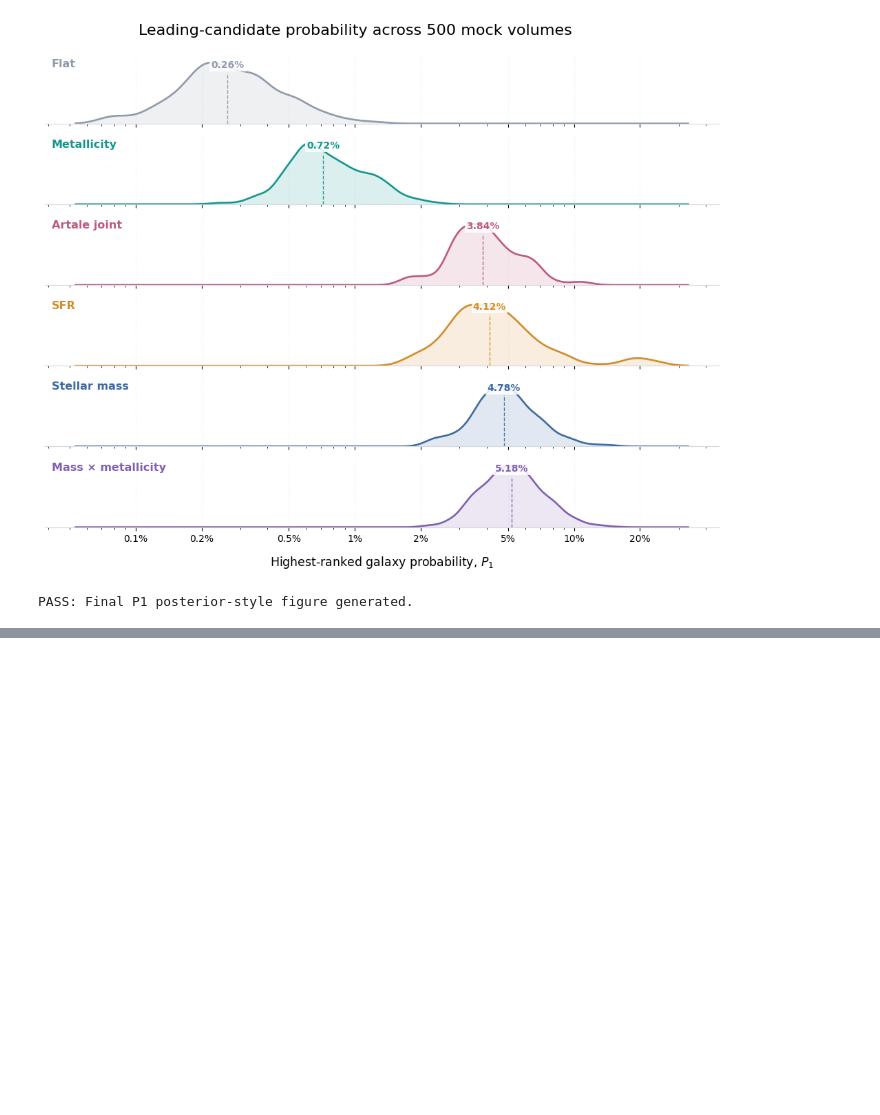
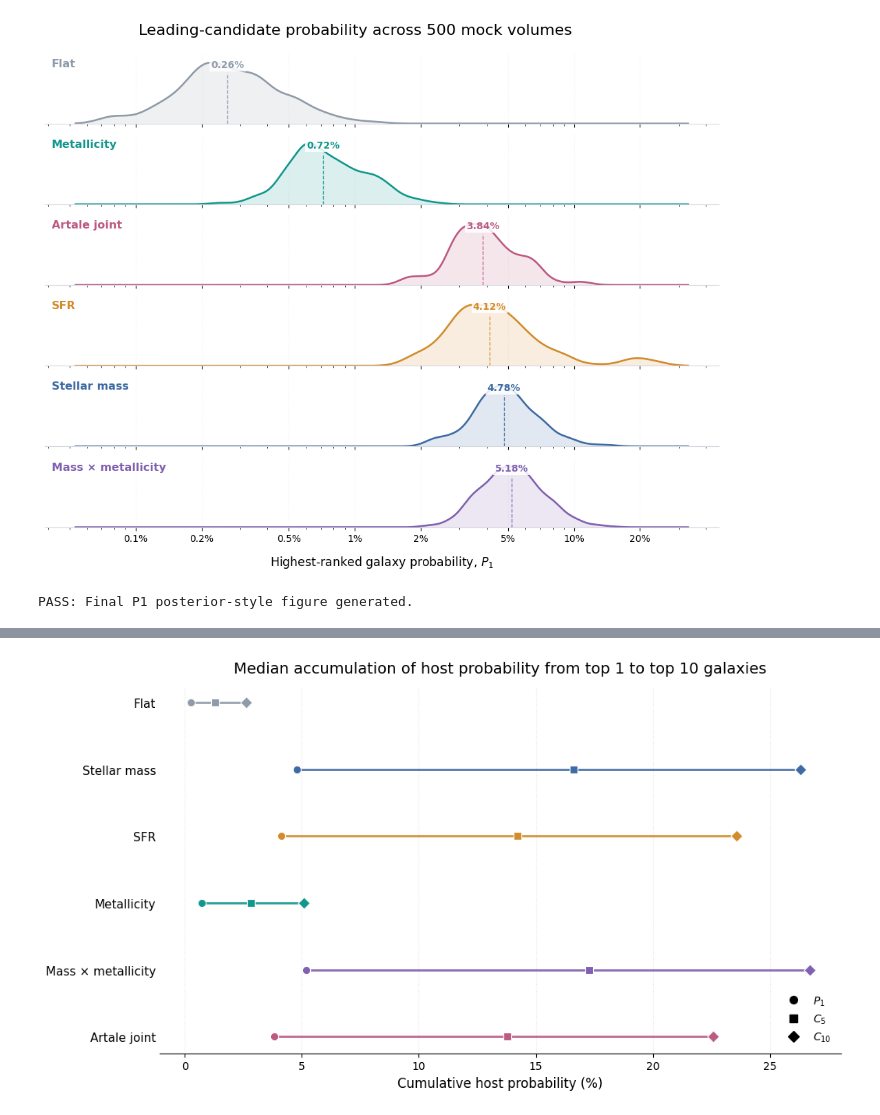
Before and after one commit to saatour/GW170817, a Jupyter notebook: 20261013_EAGLE_simulation_analysis_Chapter6.ipynb, the cells around one changed output, grey strips where cells are left out. Cells and saved outputs as stored; diff of their text form; code cells hidden in the pictures; blank space fills up the shorter version.

```diff
--- a/20261013_EAGLE_simulation_analysis_Chapter6.ipynb
+++ b/20261013_EAGLE_simulation_analysis_Chapter6.ipynb
@@ -5888,0 +5878,61 @@ PASS: Final P1 posterior-style figure generated.
+# %%
+fig, ax = plt.subplots(figsize=(10.5, 5.8))
+
+y = np.arange(len(summary_plot))
+
+# One colour per prior
+prior_colors = {
+    "Flat": "#909BAA",
+    "Stellar mass": "#3E6BA2",
+    "SFR": "#D18C2B",
+    "Metallicity": "#12978D",
+    "Mass × metallicity": "#8060B0",
+    "Artale joint": "#BC5A82"
+}
+
+metric_markers = {
+    "P1_med": "o",
+    "C5_med": "s",
+    "C10_med": "D"
+}
+
+for i, row in summary_plot.iterrows():
+    prior = row["Prior"]
+    col = prior_colors[prior]
+
+    xs = [row["P1_med"], row["C5_med"], row["C10_med"]]
+    ys = [i, i, i]
+
+    ax.plot(xs, ys, color=col, linewidth=2.0, alpha=0.9)
+
+    ax.scatter(row["P1_med"], i, s=55, color=col, marker="o", edgecolor="white", linewidth=0.8, zorder=3)
+    ax.scatter(row["C5_med"], i, s=60, color=col, marker="s", edgecolor="white", linewidth=0.8, zorder=3)
+    ax.scatter(row["C10_med"], i, s=60, color=col, marker="D", edgecolor="white", linewidth=0.8, zorder=3)
+
+ax.set_yticks(y)
+ax.set_yticklabels(summary_plot["Prior"], fontsize=11)
+ax.set_xlabel("Cumulative host probability (%)", fontsize=12)
+ax.set_title(
+    r"Median accumulation of host probability from top 1 to top 10 galaxies",
+    fontsize=14, pad=12
+)
+
+ax.grid(axis="x", linestyle=":", linewidth=0.8, alpha=0.3)
+ax.set_axisbelow(True)
+
+for spine in ["top", "right", "left"]:
+    ax.spines[spine].set_visible(False)
+
+ax.tick_params(axis="y", length=0)
+
+legend_handles = [
+    Line2D([0], [0], marker="o", color="black", lw=0, markersize=7, label=r"$P_1$"),
+    Line2D([0], [0], marker="s", color="black", lw=0, markersize=7, label=r"$C_5$"),
+    Line2D([0], [0], marker="D", color="black", lw=0, markersize=7, label=r"$C_{10}$")
+]
+ax.legend(handles=legend_handles, frameon=False, loc="lower right")
+
+fig.tight_layout()
+plt.show()
+# %% [output]
+[figure, added]
```
Also changed, not shown: parts of 31 cells of this notebook.
